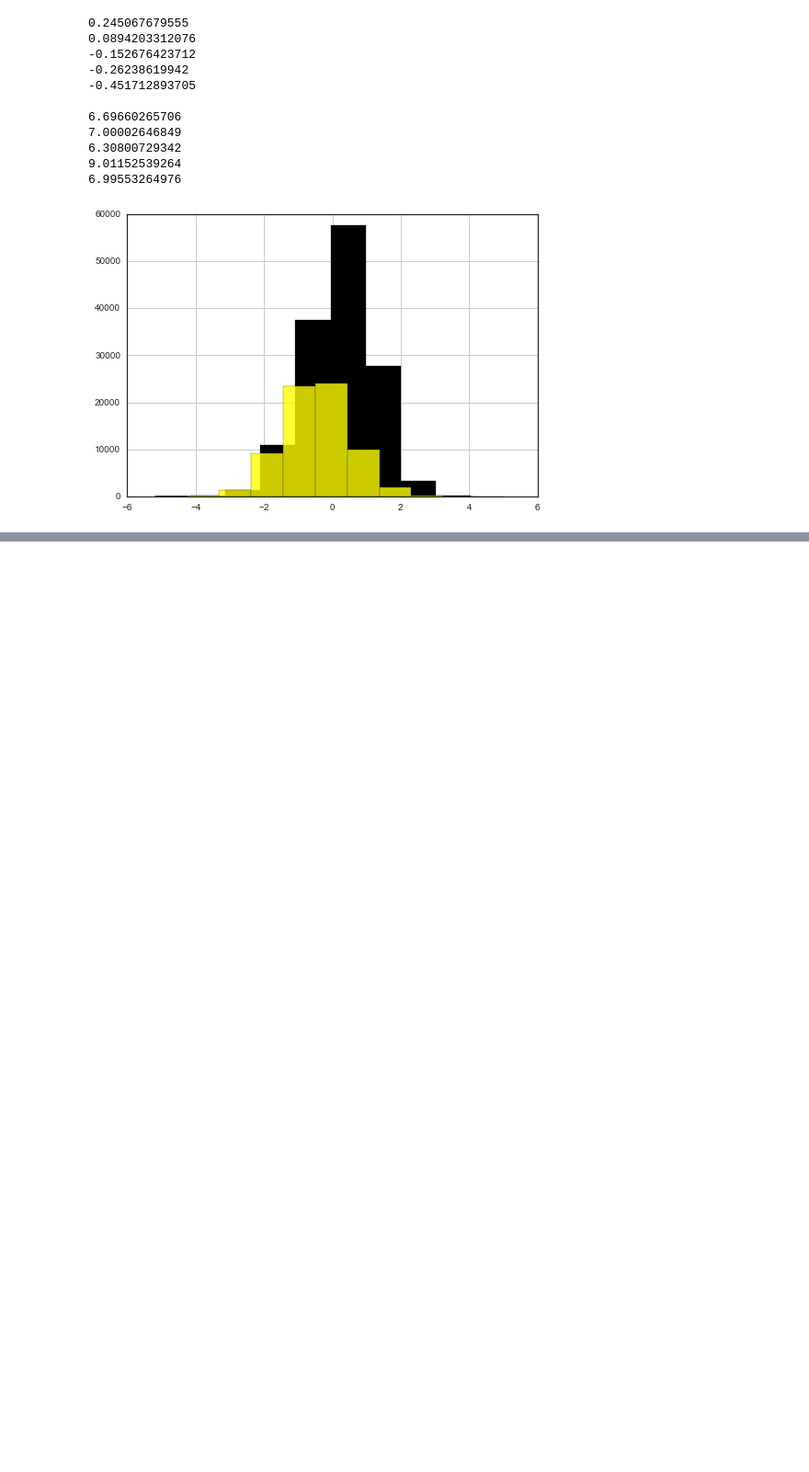
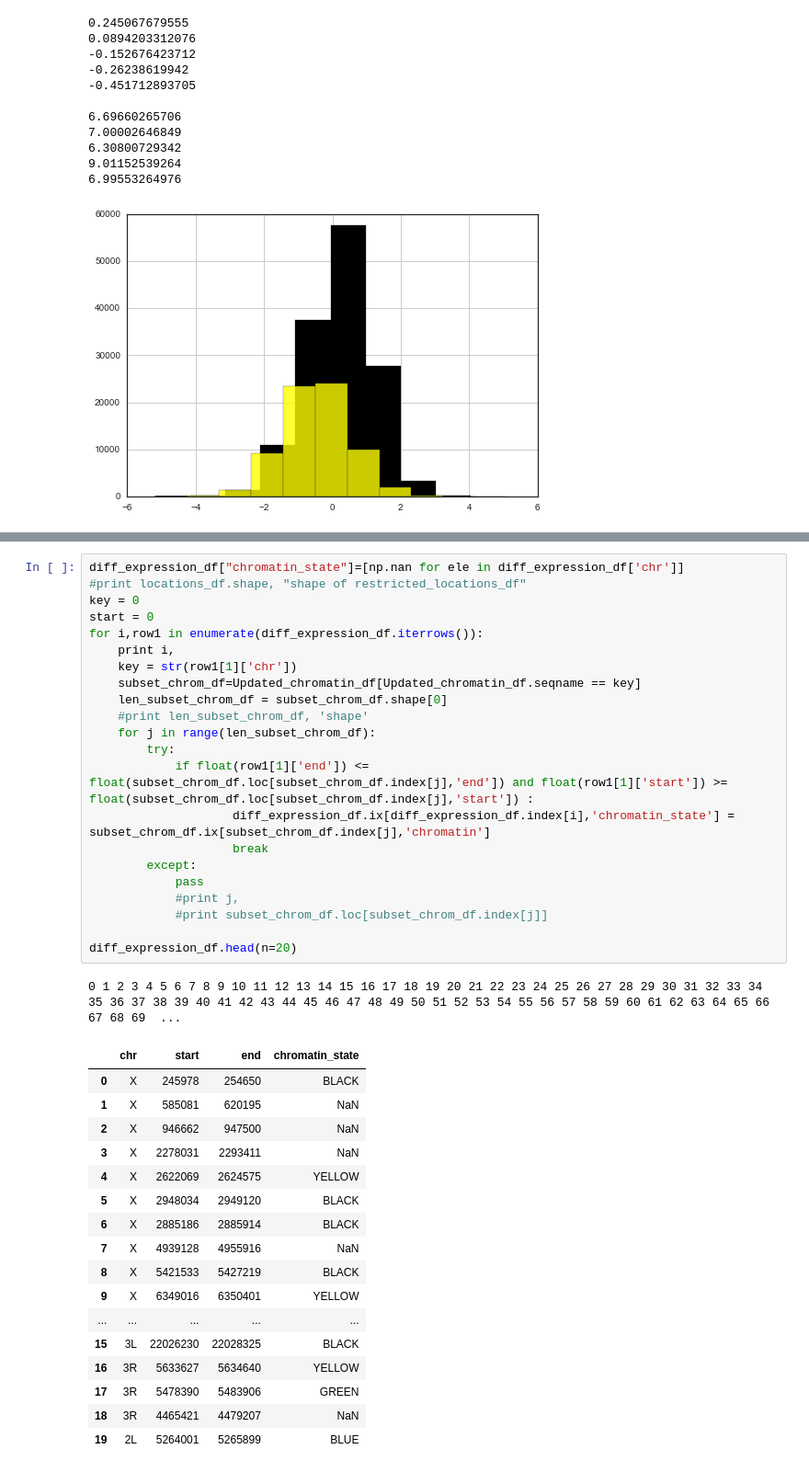
Before and after one commit to leandraking/SacktonProject, a Jupyter notebook: 20160617_DamID_analysis.ipynb, the cells around one changed output, grey strips where cells are left out. Shown at 92% size. Saved outputs shown, nothing was run; the diff lists cells and outputs as text; blank space fills up the shorter version.

```diff
--- a/20160617_DamID_analysis.ipynb
+++ b/20160617_DamID_analysis.ipynb
@@ -1701 +1768,42 @@ locations_df =0
+# %%
+diff_expression_df["chromatin_state"]=[np.nan for ele in diff_expression_df['chr']]
+#print locations_df.shape, "shape of restricted_locations_df"
+key = 0
+start = 0
+for i,row1 in enumerate(diff_expression_df.iterrows()):
+    print i,
+    key = str(row1[1]['chr'])
+    subset_chrom_df=Updated_chromatin_df[Updated_chromatin_df.seqname == key]
+    len_subset_chrom_df = subset_chrom_df.shape[0]
+    #print len_subset_chrom_df, 'shape'
+    for j in range(len_subset_chrom_df):
+        try:
+            if float(row1[1]['end']) <= float(subset_chrom_df.loc[subset_chrom_df.index[j],'end']) and float(row1[1]['start']) >= float(subset_chrom_df.loc[subset_chrom_df.index[j],'start']) :
+                    diff_expression_df.ix[diff_expression_df.index[i],'chromatin_state'] = subset_chrom_df.ix[subset_chrom_df.index[j],'chromatin']
+                    break
+        except:
+            pass
+            #print j,
+            #print subset_chrom_df.loc[subset_chrom_df.index[j]]
+
+diff_expression_df.head(n=20)
+# %% [output]
+0 1 2 3 4 5 6 7 8 9 10 11 12 13 14 15 16 17 18 19 20 21 22 23 24 25 26 27 28 29 30 31 32 33 34 35 36 37 38 39 40 41 42 43 44 45 46 47 48 49 50 51 52 53 54 55 56 57 58 59 60 61 62 63 64 65 66 67 68 69  ...
+|  | chr | start | end | chromatin_state |
+| 0 | X | 245978 | 254650 | BLACK |
+| 1 | X | 585081 | 620195 | NaN |
+| 2 | X | 946662 | 947500 | NaN |
+| 3 | X | 2278031 | 2293411 | NaN |
+| 4 | X | 2622069 | 2624575 | YELLOW |
+| 5 | X | 2948034 | 2949120 | BLACK |
+| 6 | X | 2885186 | 2885914 | BLACK |
+| 7 | X | 4939128 | 4955916 | NaN |
+| 8 | X | 5421533 | 5427219 | BLACK |
+| 9 | X | 6349016 | 6350401 | YELLOW |
+| ... | ... | ... | ... | ... |
+| 15 | 3L | 22026230 | 22028325 | BLACK |
+| 16 | 3R | 5633627 | 5634640 | YELLOW |
+| 17 | 3R | 5478390 | 5483906 | GREEN |
+| 18 | 3R | 4465421 | 4479207 | NaN |
+| 19 | 2L | 5264001 | 5265899 | BLUE |
 # %%
```
Also changed, not shown: parts of 24 cells of this notebook, 2 other files.
